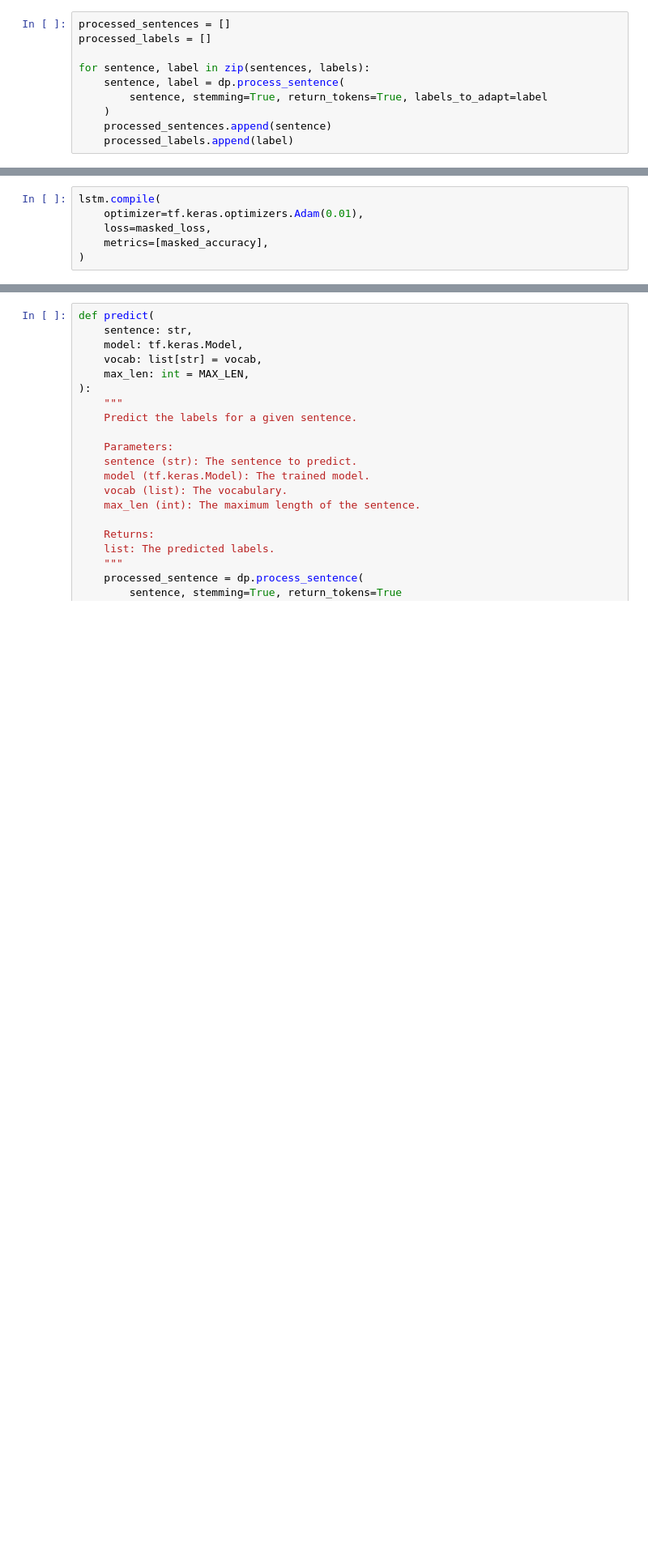
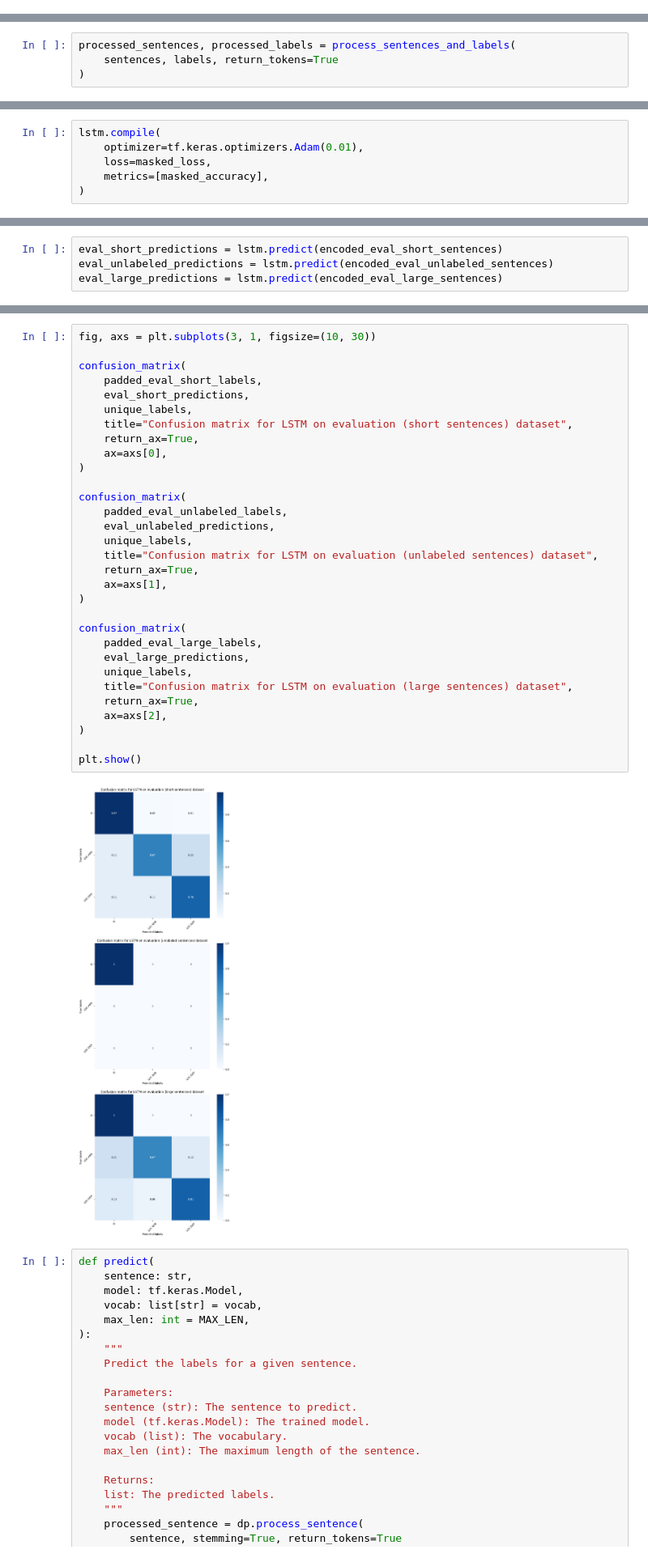
Before and after one commit to lucas066001/TravelOrderResolver, a Jupyter notebook: deepl_ner.ipynb, the cells around one changed output, grey strips where cells are left out. Shown at 81% size. Cells and saved outputs as stored; diff of their text form; blank space fills up the shorter version.

```diff
--- a/deepl_ner.ipynb
+++ b/deepl_ner.ipynb
@@ -30,13 +26,3 @@ large_sentences, large_labels, _, __ = dp.from_bio_file_to_examples(
 # %%
 sentences = sentences + lambda_sentences + large_sentences
 labels = labels + lambda_labels + large_labels
-# %%
-processed_sentences = []
-processed_labels = []
-
-for sentence, label in zip(sentences, labels):
-    sentence, label = dp.process_sentence(
-        sentence, stemming=True, return_tokens=True, labels_to_adapt=label
-    )
-    processed_sentences.append(sentence)
-    processed_labels.append(label)
@@ -43,3 +66,7 @@ for sentence, label in zip(sentences, labels):
+# %%
+processed_sentences, processed_labels = process_sentences_and_labels(
+    sentences, labels, return_tokens=True
+)
 # %%
 import matplotlib.pyplot as plt
 
@@ -365,0 +445,4 @@ confusion_matrix(
+# %%
+eval_short_predictions = lstm.predict(encoded_eval_short_sentences)
+eval_unlabeled_predictions = lstm.predict(encoded_eval_unlabeled_sentences)
+eval_large_predictions = lstm.predict(encoded_eval_large_sentences)
@@ -366,3 +484,36 @@ confusion_matrix(
+# %%
+fig, axs = plt.subplots(3, 1, figsize=(10, 30))
+
+confusion_matrix(
+    padded_eval_short_labels,
+    eval_short_predictions,
+    unique_labels,
+    title="Confusion matrix for LSTM on evaluation (short sentences) dataset",
+    return_ax=True,
+    ax=axs[0],
+)
+
+confusion_matrix(
+    padded_eval_unlabeled_labels,
+    eval_unlabeled_predictions,
+    unique_labels,
+    title="Confusion matrix for LSTM on evaluation (unlabeled sentences) dataset",
+    return_ax=True,
+    ax=axs[1],
+)
+
+confusion_matrix(
+    padded_eval_large_labels,
+    eval_large_predictions,
+    unique_labels,
+    title="Confusion matrix for LSTM on evaluation (large sentences) dataset",
+    return_ax=True,
+    ax=axs[2],
+)
+
+plt.show()
+# %% [output]
+[figure, added]
 # %%
 def predict(
     sentence: str,
```
Also changed, not shown: parts of 24 cells of this notebook.
